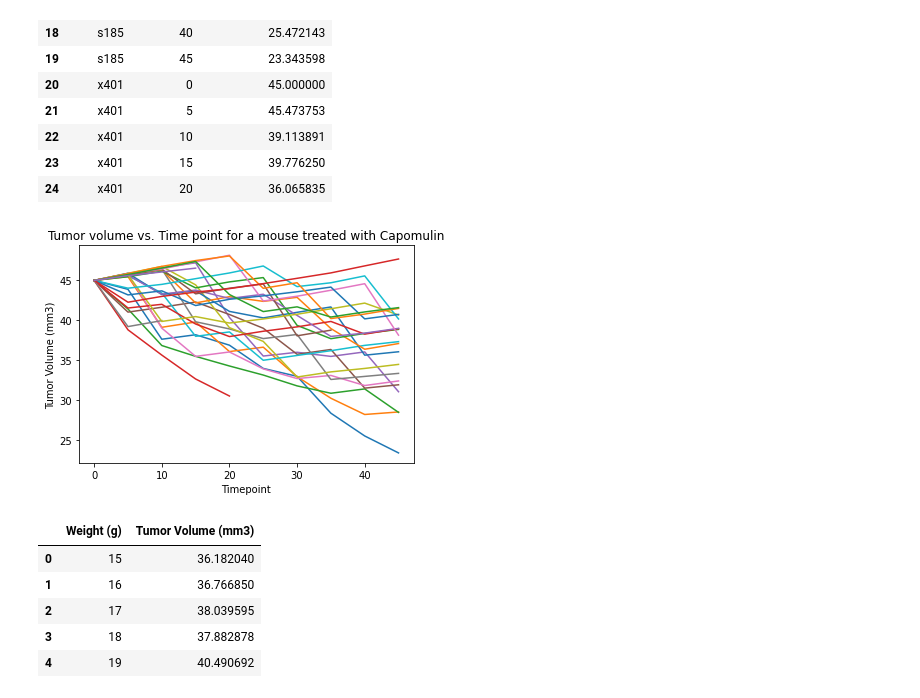
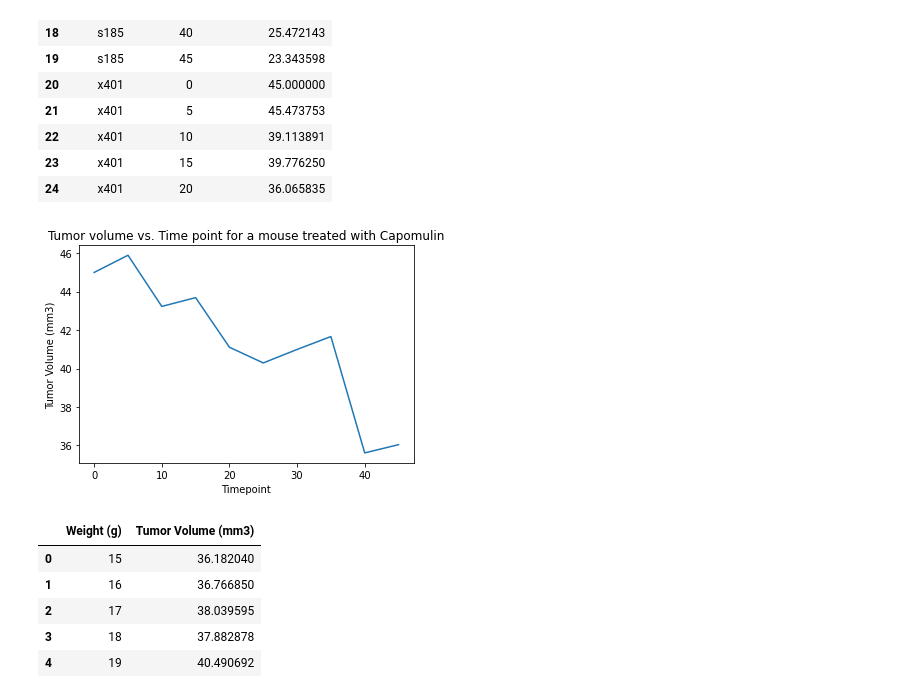
Before and after one commit to ronaldbmz/matplotlib-challenge, a Jupyter notebook: pymaceuticals.ipynb, the cells around one changed output. Saved outputs shown, nothing was run; the diff lists cells and outputs as text; code cells hidden in the pictures.

```diff
--- a/pymaceuticals.ipynb
+++ b/pymaceuticals.ipynb
@@ -475,16 +480,16 @@ line_plot_df.head(15)
 # %%
 mouse_id = list(line_plot_df['Mouse ID'].unique())
 # %%
-for i in mouse_id:
-    line_plot_df_temp = line_plot_df[line_plot_df['Mouse ID']==i]
-    plt.plot(line_plot_df_temp['Timepoint'],line_plot_df_temp['Tumor Volume (mm3)'])
+i = mouse_id[10]
+line_plot_df_temp = line_plot_df[line_plot_df['Mouse ID']==i]
+plt.plot(line_plot_df_temp['Timepoint'],line_plot_df_temp['Tumor Volume (mm3)'])
 
 plt.title('Tumor volume vs. Time point for a mouse treated with Capomulin')
 plt.xlabel('Timepoint')
 plt.ylabel('Tumor Volume (mm3)')
 plt.show()
 # %% [output]
-[figure, old version]
+[figure, new version]
 # %%
 scatter_plot_df = clean_df.groupby('Weight (g)').mean()['Tumor Volume (mm3)'].reset_index()
 scatter_plot_df.head()
```
Also changed, not shown: parts of 1 cell of this notebook.
